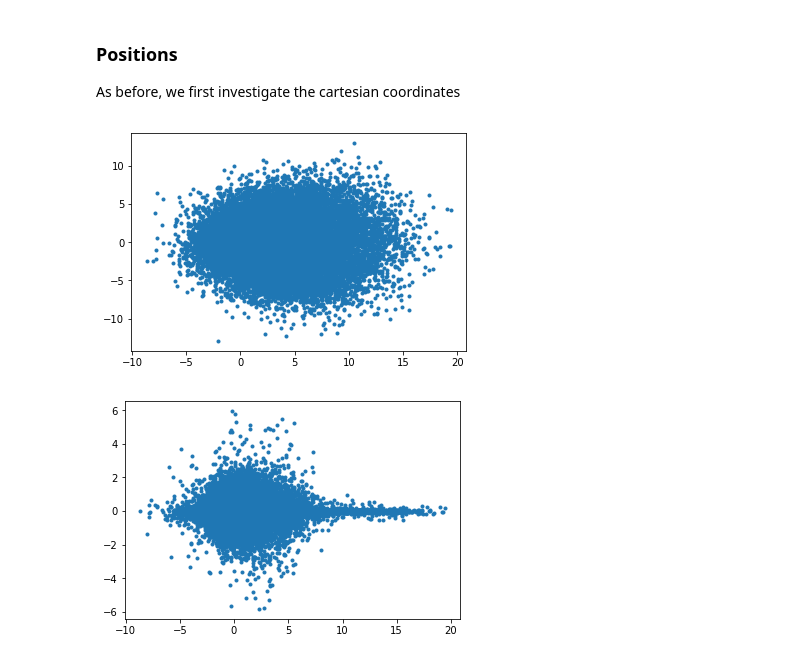
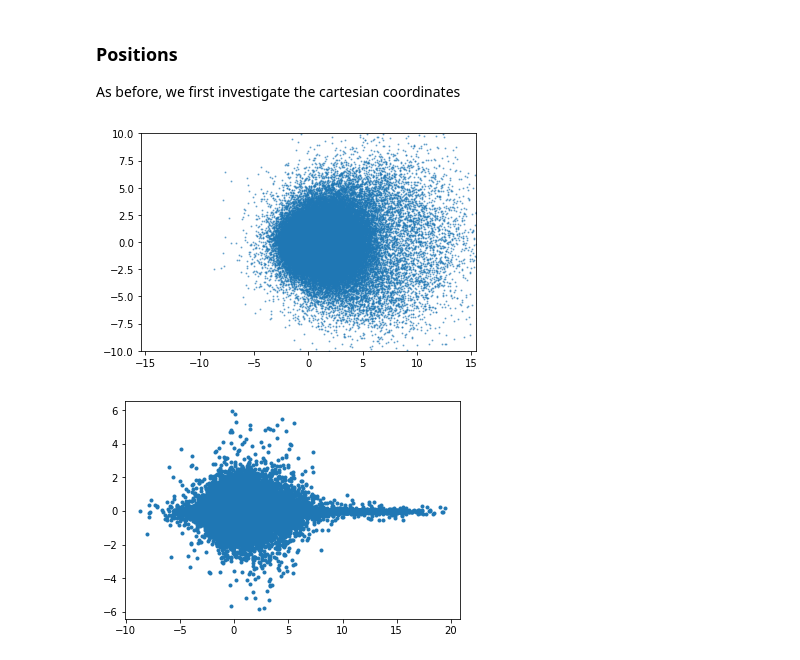
Before and after one commit to bluefatima/PandaRepo, a Jupyter notebook: galaxiaTest.ipynb, the cells around one changed output. Saved outputs shown, nothing was run; the diff lists cells and outputs as text; code cells hidden in the pictures.

```diff
--- a/galaxiaTest.ipynb
+++ b/galaxiaTest.ipynb
@@ -165,10 +165,13 @@ ycoord4e4 = np.loadtxt("galaxia40000_py") #kpc, heliocentric
 zcoord4e4 = np.loadtxt("galaxia40000_pz") #kpc, heliocentric
 # %%
 #slice of the x-y plane
-plt.plot(xcoord4e4,ycoord4e4,'.')
+plt.plot(xcoord4e4,ycoord4e4,'.', alpha=0.5, ms=2)
+plt.axis('equal')
+plt.xlim(-10, 10)
+plt.ylim(-10,10)
 plt.show()
 # %% [output]
-[figure, old version]
+[figure, new version]
 # %%
 #slice of the x-y plane
 plt.plot(xcoord4e4,zcoord4e4,'.')
```
Also changed, not shown: parts of 11 cells of this notebook, 2 other files.
